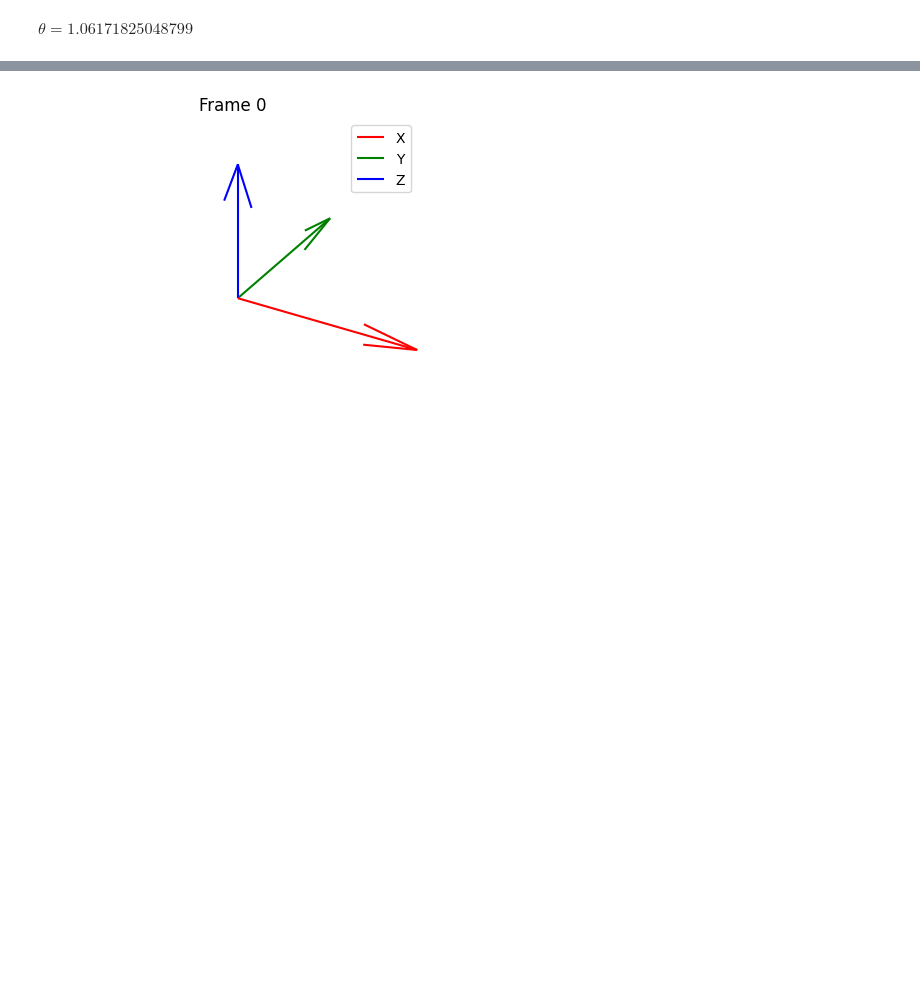
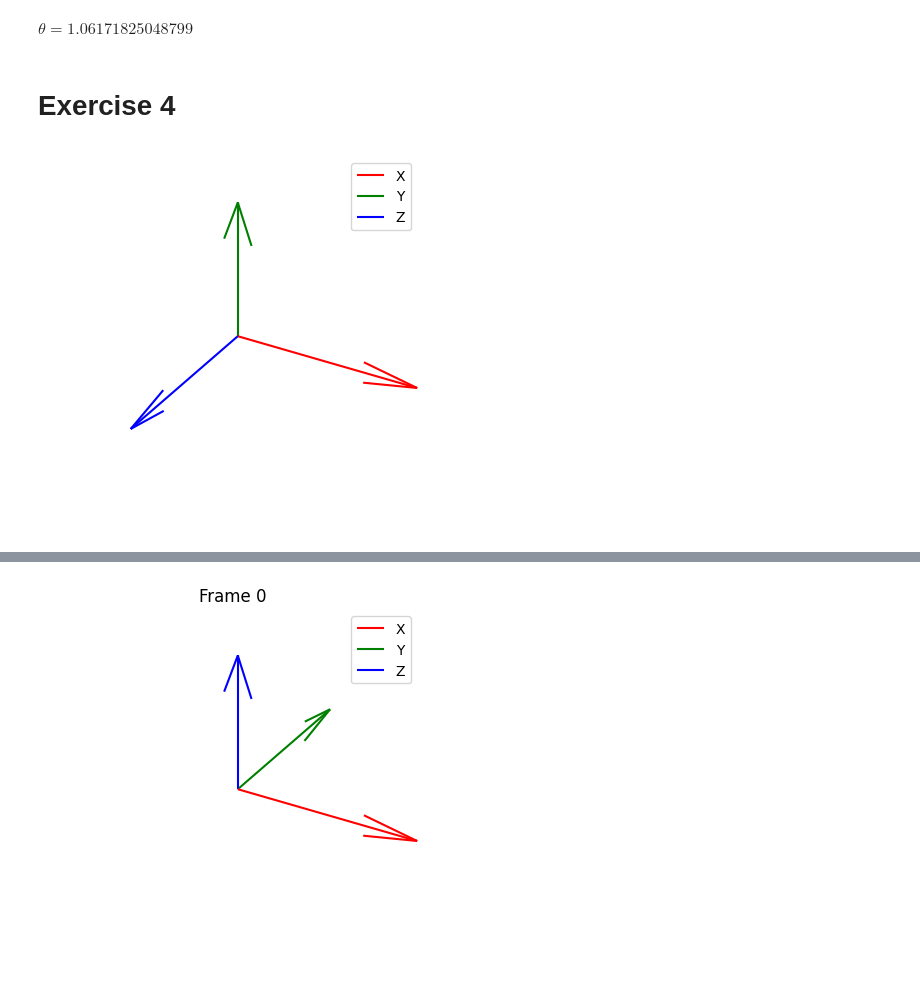
Before and after one commit to Haislich/robotic, a Jupyter notebook: exams/midterm_15-11-2023.ipynb, the cells around one changed output, grey strips where cells are left out. Drawn from its saved outputs; the diff is of its cells as text; code cells hidden in the pictures; blank space fills up the shorter version.

```diff
--- a/exams/midterm_15-11-2023.ipynb
+++ b/exams/midterm_15-11-2023.ipynb
@@ -78,3 +78,9 @@ display(Math(r"\theta = " + f"{theta}"))
 # %% [output]
 $\displaystyle \bold{r} = Axis(-0.715762886211889, -0.493803346850559, -0.493803346850559)$
 $\displaystyle \theta = 1.06171825048799$
+# %% [markdown]
+# Exercise 4
+# %%
+world_frame = draw_frame()
+# %% [output]
+[figure, added]
```
Also changed, not shown: parts of 22 cells of this notebook, 1 other file.
